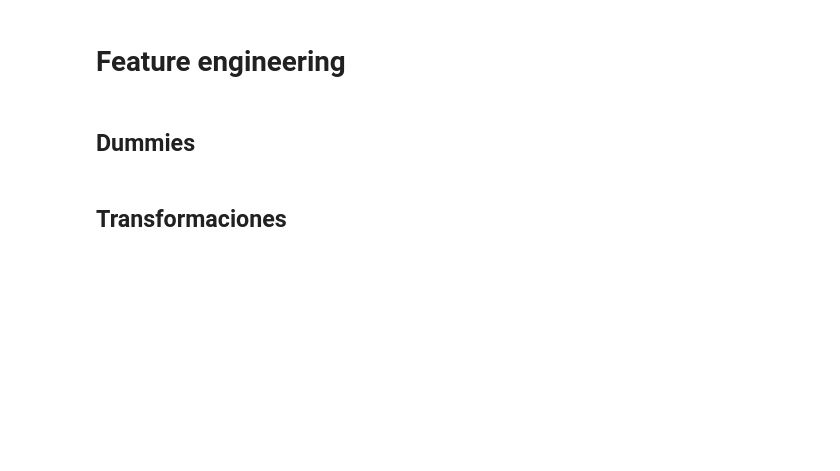
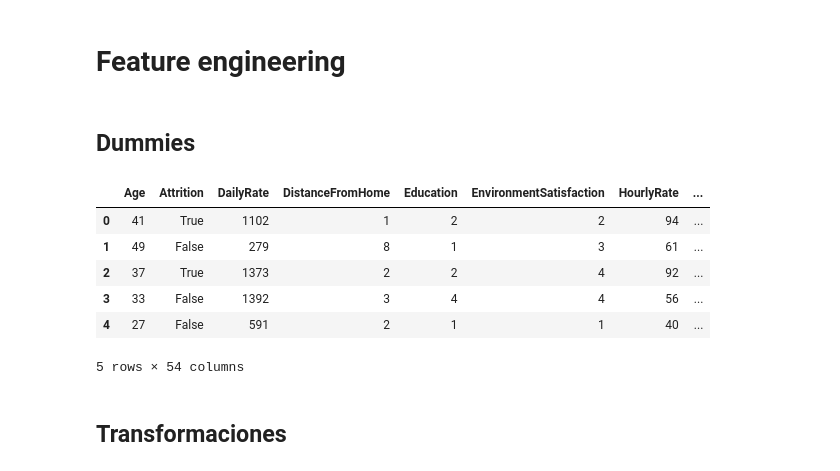
Before and after one commit to zayo1511/LabAprEst, a Jupyter notebook: Parcial3/ExamenPractico.ipynb, the cells around one changed output. Cells and saved outputs as stored; diff of their text form; code cells hidden in the pictures; blank space fills up the shorter version.

```diff
--- a/Parcial3/ExamenPractico.ipynb
+++ b/Parcial3/ExamenPractico.ipynb
@@ -117,6 +163,17 @@ vibariado(data[['age', 'bmi', target]], y)
 # Feature engineering
 # %% [markdown]
 ## Dummies
+# %%
+data = pd.get_dummies(data)
+data.head()
+# %% [output]
+|  | Age | Attrition | DailyRate | DistanceFromHome | Education | EnvironmentSatisfaction | HourlyRate | ... |
+| 0 | 41 | True | 1102 | 1 | 2 | 2 | 94 | ... |
+| 1 | 49 | False | 279 | 8 | 1 | 3 | 61 | ... |
+| 2 | 37 | True | 1373 | 2 | 2 | 4 | 92 | ... |
+| 3 | 33 | False | 1392 | 3 | 4 | 4 | 56 | ... |
+| 4 | 27 | False | 591 | 2 | 1 | 1 | 40 | ... |
+5 rows × 54 columns
 # %% [markdown]
 ## Transformaciones
 # %% [markdown]
```
Also changed, not shown: parts of 10 cells of this notebook.
